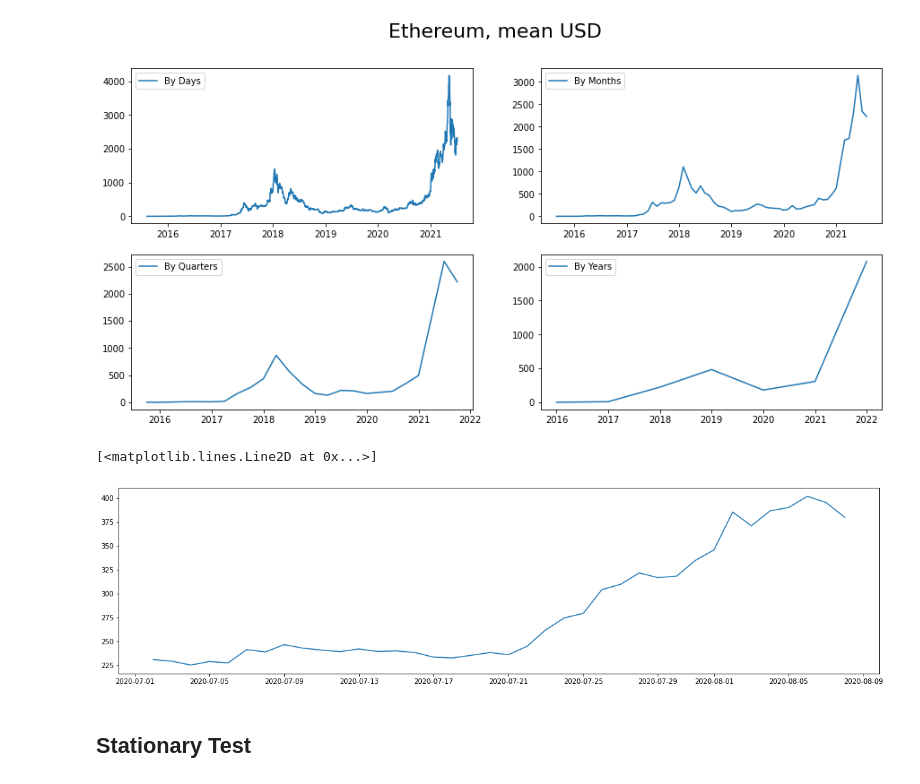
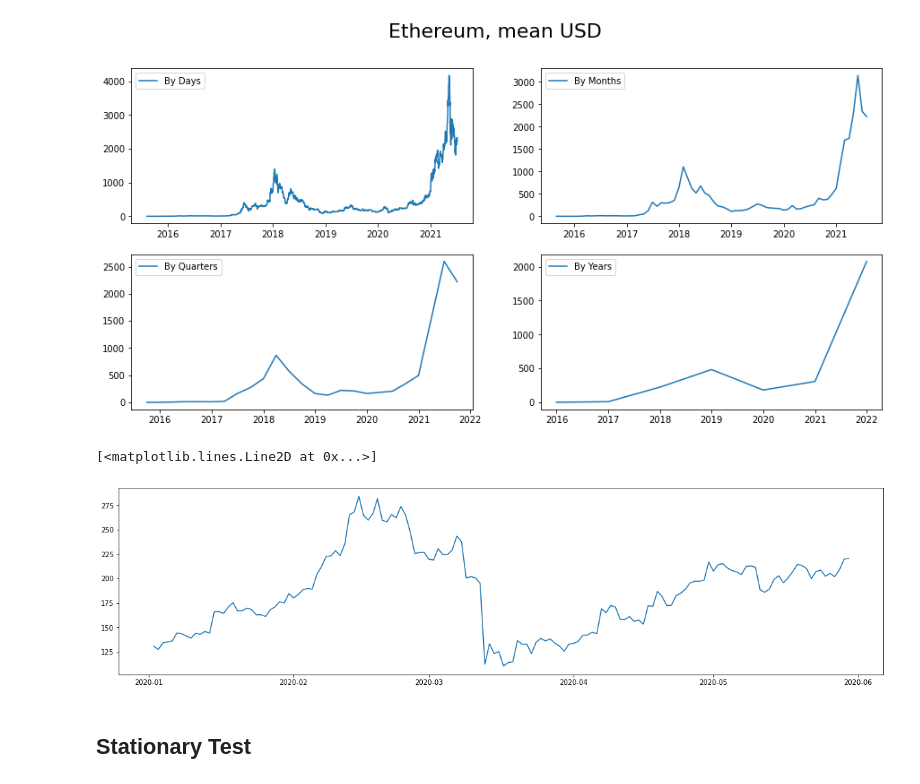
Before and after one commit to Alvanzah/Pemodelan, a Jupyter notebook: Crypto_Price.ipynb, the cells around one changed output. Drawn from its saved outputs; the diff is of its cells as text; code cells hidden in the pictures.

```diff
--- a/Crypto_Price.ipynb
+++ b/Crypto_Price.ipynb
@@ -189,10 +206,10 @@ plt.show()
 [figure]
 # %%
 fig = plt.figure(figsize=(20, 5))
-plt.plot(eth_df['2020-07-01 00:00:00':'2020-08-08 00:00:00'].Close)
+plt.plot(eth_df['2020-01-01 00:00:00':'2020-05-30 00:00:00'].Close)
 # %% [output]
 [<matplotlib.lines.Line2D at 0x...>]
-[figure, old version]
+[figure, new version]
 # %% [markdown]
 ## Stationary Test
 # %% [markdown]
```
Also changed, not shown: parts of 9 cells of this notebook, 9 other files.
